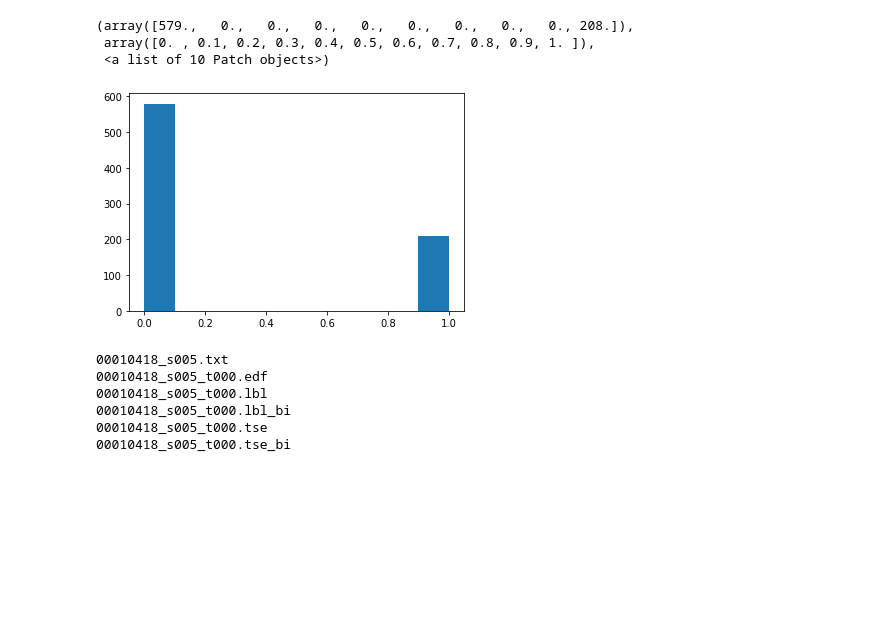
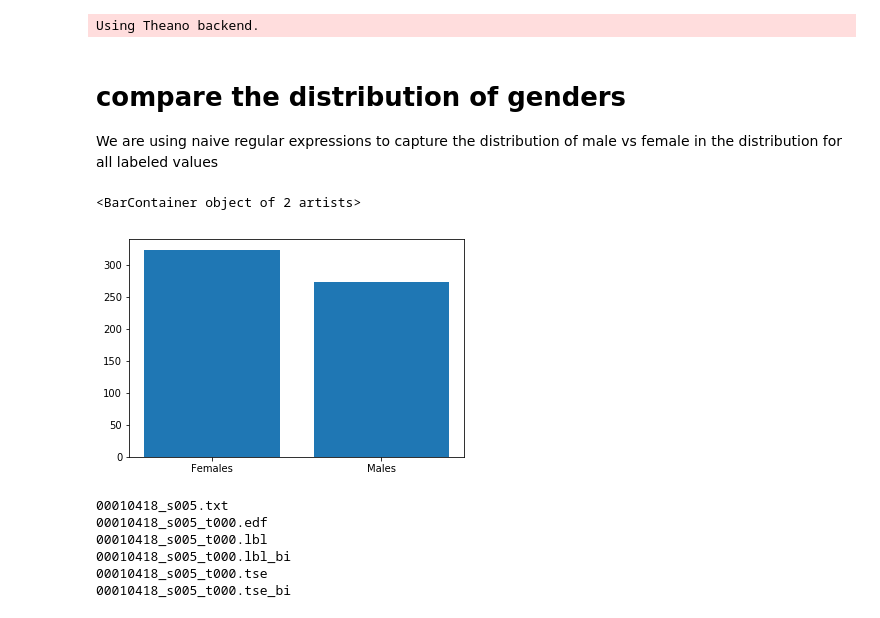
Before and after one commit to Saqibm128/eeg-tasks, a Jupyter notebook: notebooks/Clinical Text Parsing.ipynb, the cells around one changed output. Cells and saved outputs as stored; diff of their text form; code cells hidden in the pictures; blank space fills up the shorter version.

```diff
--- a/notebooks/Clinical Text Parsing.ipynb
+++ b/notebooks/Clinical Text Parsing.ipynb
@@ -1,4 +1,6 @@
 # %%
+import sys, os
+sys.path.append(os.path.realpath(".."))
 import util_funcs
 import data_reader as read
 import pyedflib as edf
@@ -6,5 +8,10 @@ import re
 import matplotlib.pyplot as plt
 import clinical_text_analysis as cta
 from os import path
+# %% [output]
+Using Theano backend.
+# %% [markdown]
+# compare the distribution of genders
+We are using naive regular expressions to capture the distribution of male vs female in the distribution for all labeled values
 # %%
-genders = cta.getGenderAndFileNames("dev_test", "01_tcp_ar")
+genders = cta.getGenderAndFileNames("train", "01_tcp_ar")
@@ -24,12 +18,10 @@ for i, session_file in enumerate(fn):
 # %%
 from matplotlib import pyplot as plt
-numAges = [1 if age=='f' else 0 for age in ages]
-plt.hist(numAges)
+isFemales = [1 if gender[1]=='f' else 0 for gender in genders]
+plt.bar(x=["Females", "Males"], height=[sum(isFemales), len(isFemales)-sum(isFemales)])
 # %% [output]
-(array([579.,   0.,   0.,   0.,   0.,   0.,   0.,   0.,   0., 208.]),
- array([0. , 0.1, 0.2, 0.3, 0.4, 0.5, 0.6, 0.7, 0.8, 0.9, 1. ]),
- <a list of 10 Patch objects>)
+<BarContainer object of 2 artists>
-[figure, old version]
+[figure, new version]
 # %%
 %%bash
 ls /home/ms994/v1.5.0/edf/train/01_tcp_ar/104/00010418/s005_2013_06_10
```
Also changed, not shown: parts of 1 cell of this notebook, 9 other files.
